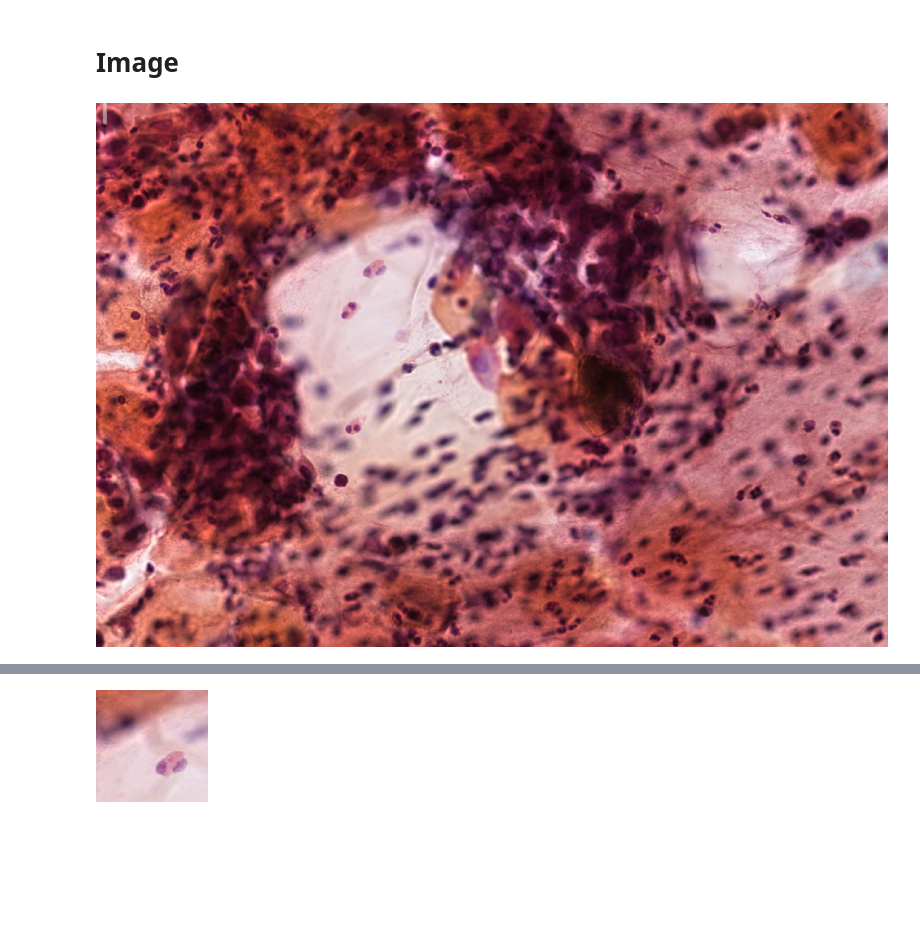
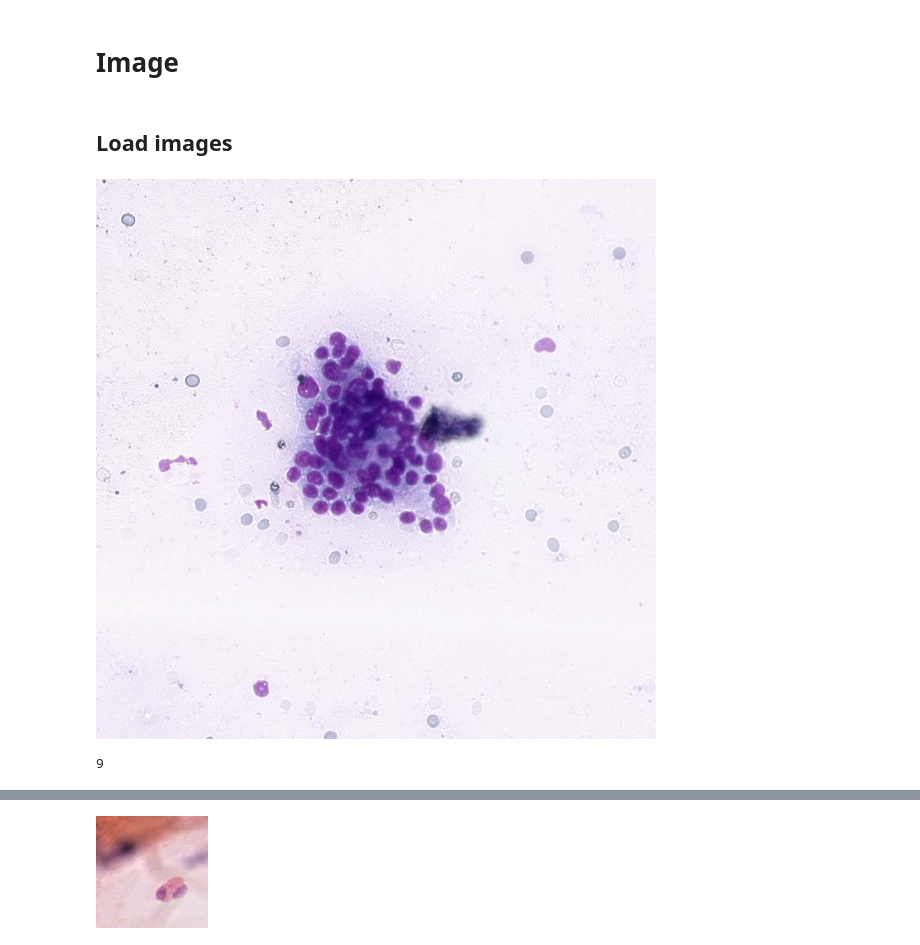
Before and after one commit to thingumajig/feature-map-experiments, a Jupyter notebook: notebooks/featUp-basic.ipynb, the cells around one changed output, grey strips where cells are left out. Drawn from its saved outputs; the diff is of its cells as text; code cells hidden in the pictures; blank space fills up the shorter version.

```diff
--- a/notebooks/featUp-basic.ipynb
+++ b/notebooks/featUp-basic.ipynb
@@ -102,9 +125,17 @@ transform = T.Compose([
     T.ToTensor(),
     norm
 ])
-
-image_path = '/root/feature-map-experiments/assets/c16-part1.png'
-image = Image.open(image_path).convert("RGB")
-image
-# %% [output]
-[figure, removed]
+# %% [markdown]
+## Load images
+# %%
+# image_path = '/root/feature-map-experiments/assets/c16-part1.png'
+image_path = '/root/feature-map-experiments/assets/UT_cytopathology_213_239_roi_7333.jpeg'
+image = Image.open(image_path).convert("RGB")
+image
+# %% [output]
+[figure, added]
+# %%
+patches = extract_patches_numpy(np.array(image), patch_size=(patch_size, patch_size), step=patch_size-24)
+len(patches)
+# %% [output]
+9
```
Also changed, not shown: parts of 7 cells of this notebook, 2 other files.
